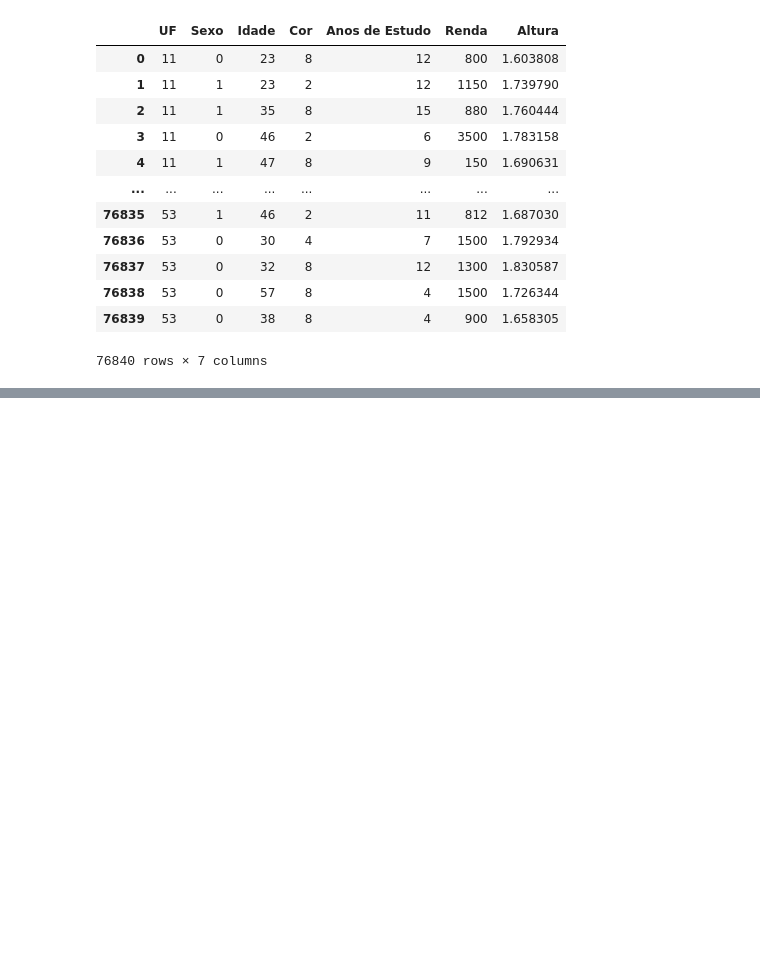
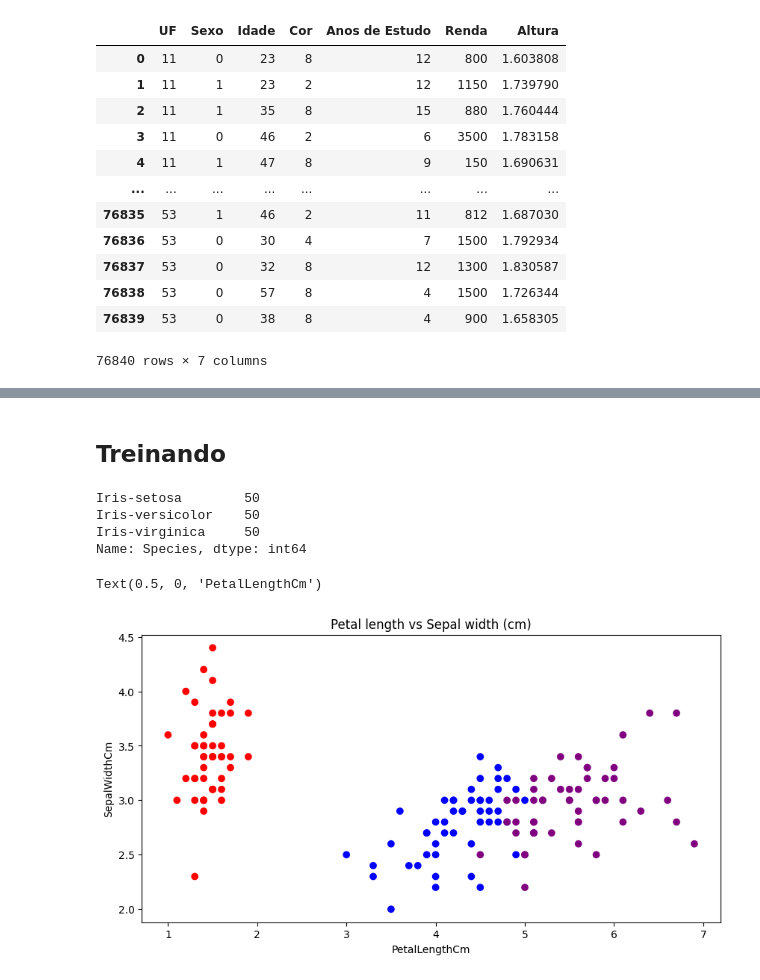
Before and after one commit to cantaruttim/Rotinas, a Jupyter notebook: matplotlib.ipynb, the cells around one changed output, grey strips where cells are left out. Drawn from its saved outputs; the diff is of its cells as text; code cells hidden in the pictures; blank space fills up the shorter version.

```diff
--- a/matplotlib.ipynb
+++ b/matplotlib.ipynb
@@ -491,3 +495,33 @@ plt.plot(Sexo['Idade'], Sexo['Sexo'], color = 'red', linestyle='--')
 
 plt.legend()
 plt.show() ;
+# %% [markdown]
+## Treinando
+# %%
+import pandas as pd
+
+iris = pd.read_csv("Iris.csv")
+iris.drop('Id', axis = 1 , inplace = True)
+# %%
+iris['Species'].value_counts()
+# %% [output]
+Iris-setosa        50
+Iris-versicolor    50
+Iris-virginica     50
+Name: Species, dtype: int64
+# %%
+import matplotlib.pyplot as plt
+
+fig, ax = plt.subplots(figsize=(10,5))
+
+cores = {'Iris-setosa':'red', 'Iris-versicolor':'blue', 'Iris-virginica':'purple'}
+
+ax.scatter(iris['PetalLengthCm'] , iris['SepalWidthCm']  , c=iris['Species'].apply(lambda x:cores[x]))
+
+
+plt.title('Petal length vs Sepal width (cm)')
+plt.ylabel('SepalWidthCm')
+plt.xlabel('PetalLengthCm')
+# %% [output]
+Text(0.5, 0, 'PetalLengthCm')
+[figure, added]
```
Also changed, not shown: parts of 3 cells of this notebook.
